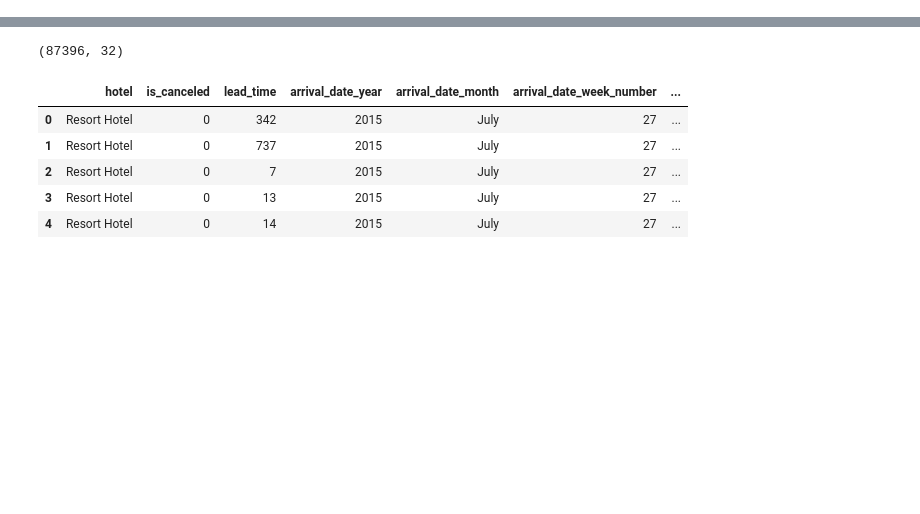
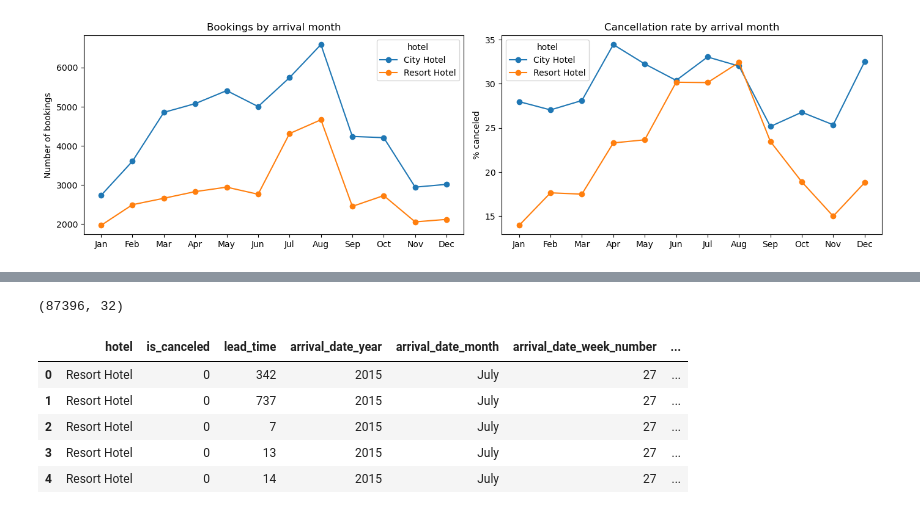
Before and after one commit to Rushilkothur/hotel_ml, a Jupyter notebook: hotel_ml.ipynb, the cells around one changed output, grey strips where cells are left out. Cells and saved outputs as stored; diff of their text form; code cells hidden in the pictures; blank space fills up the shorter version.

```diff
--- a/hotel_ml.ipynb
+++ b/hotel_ml.ipynb
@@ -15,0 +82,19 @@ df = df.drop_duplicates()
+# %%
+month_order = list(calendar.month_name)[1:]
+fig, axes = plt.subplots(1, 2, figsize=(14, 4))
+counts = eda.groupby(['arrival_date_month', 'hotel']).size().unstack().reindex(month_order)
+counts.plot(marker='o', ax=axes[0])
+axes[0].set_title('Bookings by arrival month')
+axes[0].set_ylabel('Number of bookings')
+rates = (eda.groupby(['arrival_date_month', 'hotel'])['is_canceled'].mean().unstack().reindex(month_order) * 100)
+rates.plot(marker='o', ax=axes[1])
+axes[1].set_title('Cancellation rate by arrival month')
+axes[1].set_ylabel('% canceled')
+for ax in axes:
+    ax.set_xticks(range(12))
+    ax.set_xticklabels([m[:3] for m in month_order])
+    ax.set_xlabel('')
+plt.tight_layout()
+plt.show()
+# %% [output]
+[figure, added]
```
Also changed, not shown: parts of 13 cells of this notebook.
